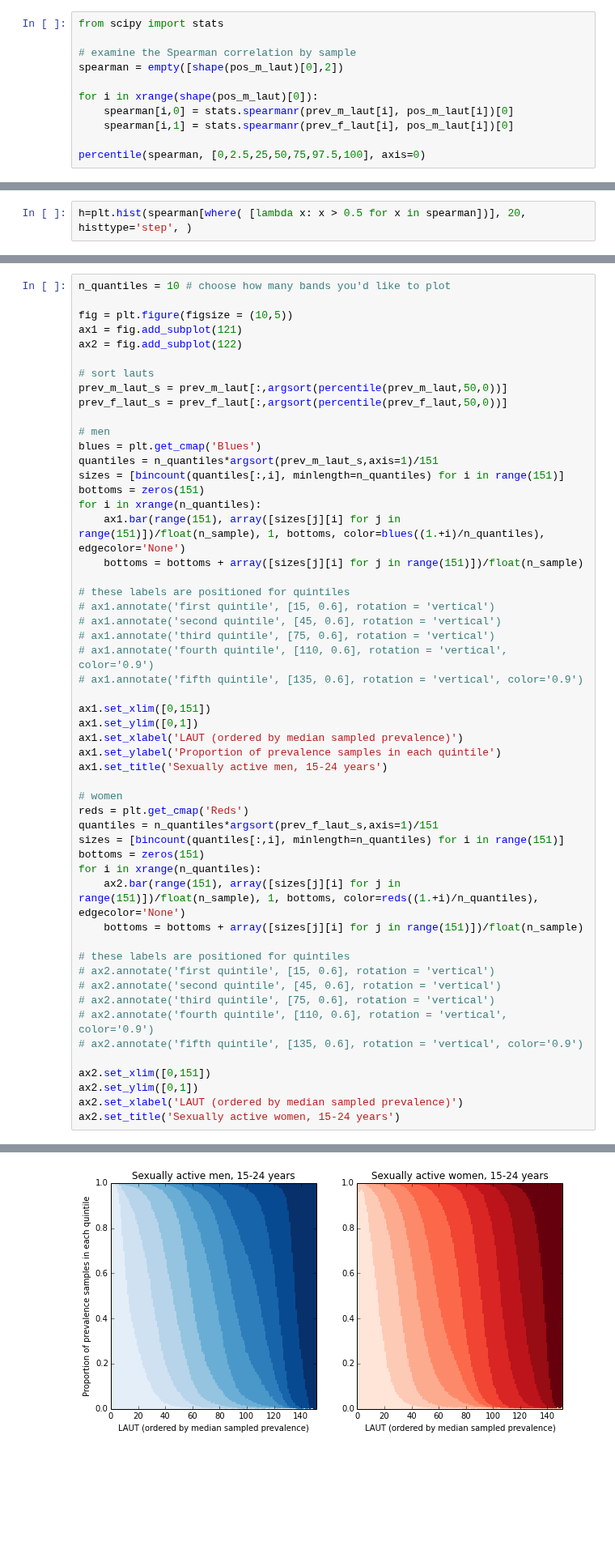
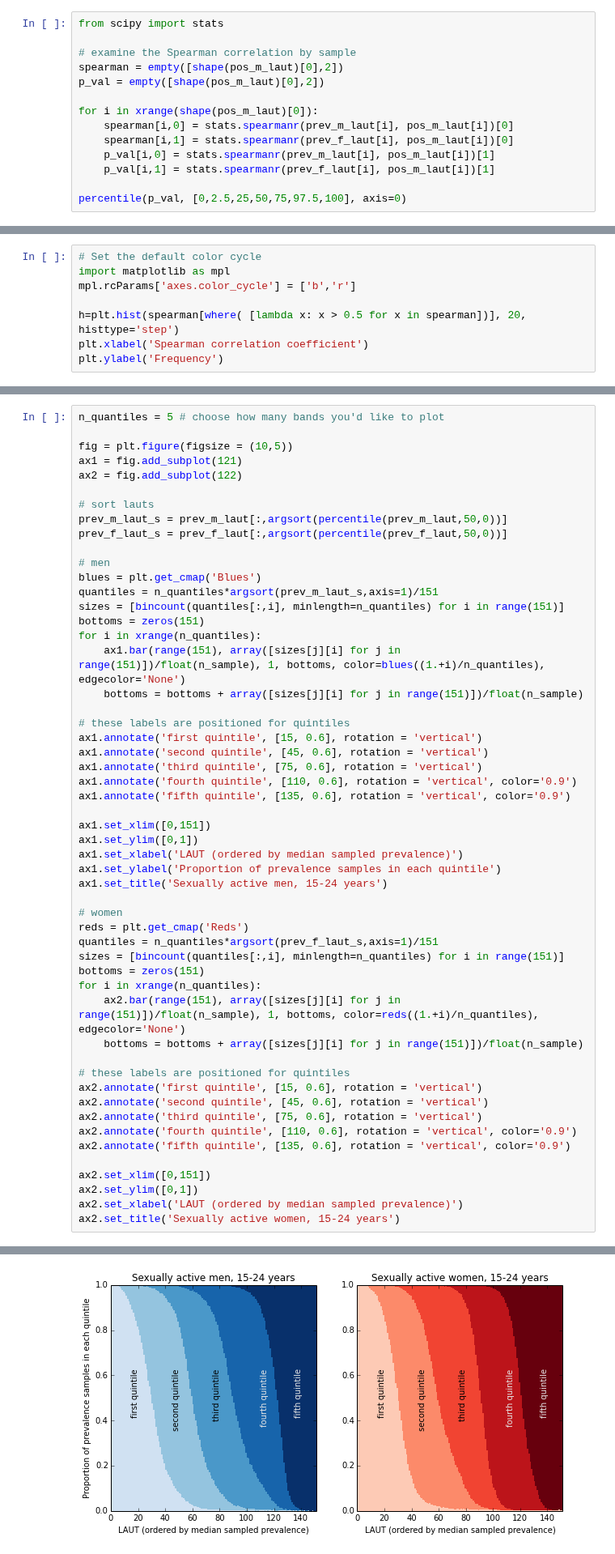
Before and after one commit to joanna-lewis/ct_surveillance, a Jupyter notebook: local_authorities.ipynb, the cells around one changed output, grey strips where cells are left out. Shown at 81% size. Cells and saved outputs as stored; diff of their text form; blank space fills up the shorter version.

```diff
--- a/local_authorities.ipynb
+++ b/local_authorities.ipynb
@@ -225,10 +233,13 @@ from scipy import stats
 
 # examine the Spearman correlation by sample
 spearman = empty([shape(pos_m_laut)[0],2])
+p_val = empty([shape(pos_m_laut)[0],2])
 
 for i in xrange(shape(pos_m_laut)[0]):
     spearman[i,0] = stats.spearmanr(prev_m_laut[i], pos_m_laut[i])[0]
     spearman[i,1] = stats.spearmanr(prev_f_laut[i], pos_m_laut[i])[0]
+    p_val[i,0] = stats.spearmanr(prev_m_laut[i], pos_m_laut[i])[1]
+    p_val[i,1] = stats.spearmanr(prev_f_laut[i], pos_m_laut[i])[1]
 
-percentile(spearman, [0,2.5,25,50,75,97.5,100], axis=0)
+percentile(p_val, [0,2.5,25,50,75,97.5,100], axis=0)
 # %% [output]
@@ -242,3 +253,9 @@ percentile(spearman, [0,2.5,25,50,75,97.5,100], axis=0)
 # %%
-h=plt.hist(spearman[where( [lambda x: x > 0.5 for x in spearman])], 20, histtype='step', )
+# Set the default color cycle
+import matplotlib as mpl
+mpl.rcParams['axes.color_cycle'] = ['b','r']
+
+h=plt.hist(spearman[where( [lambda x: x > 0.5 for x in spearman])], 20, histtype='step')
+plt.xlabel('Spearman correlation coefficient')
+plt.ylabel('Frequency')
 # %% [output]
@@ -565,7 +578,7 @@ The samples for each LAUT form a band – indicating that rank of prevalence is
 
 Another approach to examing the same question is shown below:
 # %%
-n_quantiles = 10 # choose how many bands you'd like to plot
+n_quantiles = 5 # choose how many bands you'd like to plot
 
 fig = plt.figure(figsize = (10,5))
 ax1 = fig.add_subplot(121)
@@ -582,42 +595,42 @@ sizes = [bincount(quantiles[:,i], minlength=n_quantiles) for i in range(151)]
 bottoms = zeros(151)
 for i in xrange(n_quantiles):
     ax1.bar(range(151), array([sizes[j][i] for j in range(151)])/float(n_sample), 1, bottoms, color=blues((1.+i)/n_quantiles), edgecolor='None')
     bottoms = bottoms + array([sizes[j][i] for j in range(151)])/float(n_sample)
 
 # these labels are positioned for quintiles
-# ax1.annotate('first quintile', [15, 0.6], rotation = 'vertical')
-# ax1.annotate('second quintile', [45, 0.6], rotation = 'vertical')
-# ax1.annotate('third quintile', [75, 0.6], rotation = 'vertical')
-# ax1.annotate('fourth quintile', [110, 0.6], rotation = 'vertical', color='0.9')
-# ax1.annotate('fifth quintile', [135, 0.6], rotation = 'vertical', color='0.9')
+ax1.annotate('first quintile', [15, 0.6], rotation = 'vertical')
+ax1.annotate('second quintile', [45, 0.6], rotation = 'vertical')
+ax1.annotate('third quintile', [75, 0.6], rotation = 'vertical')
+ax1.annotate('fourth quintile', [110, 0.6], rotation = 'vertical', color='0.9')
+ax1.annotate('fifth quintile', [135, 0.6], rotation = 'vertical', color='0.9')
 
 ax1.set_xlim([0,151])
 ax1.set_ylim([0,1])
 ax1.set_xlabel('LAUT (ordered by median sampled prevalence)')
 ax1.set_ylabel('Proportion of prevalence samples in each quintile')
 ax1.set_title('Sexually active men, 15-24 years')
 
 # women
 reds = plt.get_cmap('Reds')
 quantiles = n_quantiles*argsort(prev_f_laut_s,axis=1)/151
 sizes = [bincount(quantiles[:,i], minlength=n_quantiles) for i in range(151)]
 bottoms = zeros(151)
 for i in xrange(n_quantiles):
     ax2.bar(range(151), array([sizes[j][i] for j in range(151)])/float(n_sample), 1, bottoms, color=reds((1.+i)/n_quantiles), edgecolor='None')
     bottoms = bottoms + array([sizes[j][i] for j in range(151)])/float(n_sample)
 
 # these labels are positioned for quintiles
-# ax2.annotate('first quintile', [15, 0.6], rotation = 'vertical')
-# ax2.annotate('second quintile', [45, 0.6], rotation = 'vertical')
-# ax2.annotate('third quintile', [75, 0.6], rotation = 'vertical')
-# ax2.annotate('fourth quintile', [110, 0.6], rotation = 'vertical', color='0.9')
-# ax2.annotate('fifth quintile', [135, 0.6], rotation = 'vertical', color='0.9')
+ax2.annotate('first quintile', [15, 0.6], rotation = 'vertical')
+ax2.annotate('second quintile', [45, 0.6], rotation = 'vertical')
+ax2.annotate('third quintile', [75, 0.6], rotation = 'vertical')
+ax2.annotate('fourth quintile', [110, 0.6], rotation = 'vertical', color='0.9')
+ax2.annotate('fifth quintile', [135, 0.6], rotation = 'vertical', color='0.9')
 
 ax2.set_xlim([0,151])
 ax2.set_ylim([0,1])
 ax2.set_xlabel('LAUT (ordered by median sampled prevalence)')
 ax2.set_title('Sexually active women, 15-24 years')
 # %% [output]
 <matplotlib.text.Text at 0x...>
-[figure, old version]
+[figure, new version]
 # %% [markdown]
```
Also changed, not shown: parts of 24 cells of this notebook, 1 other file.
